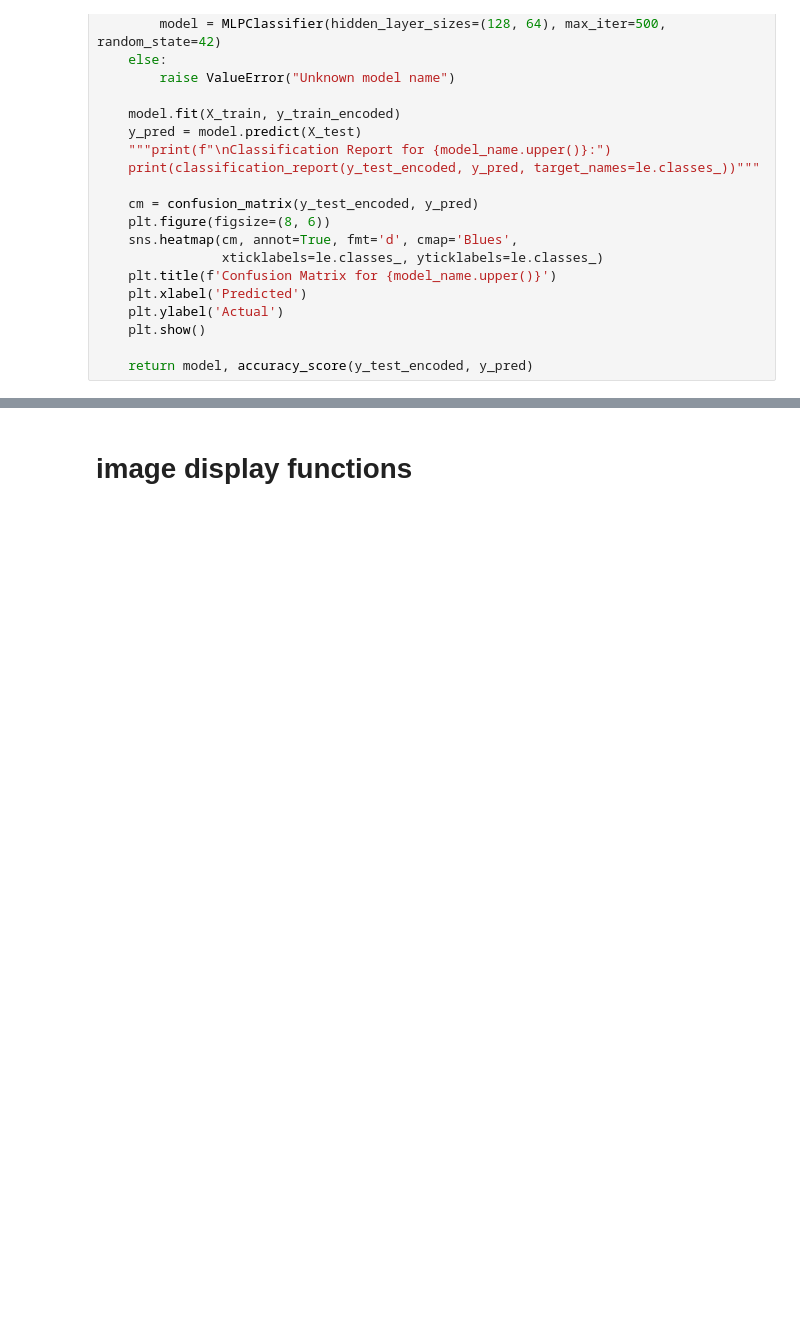
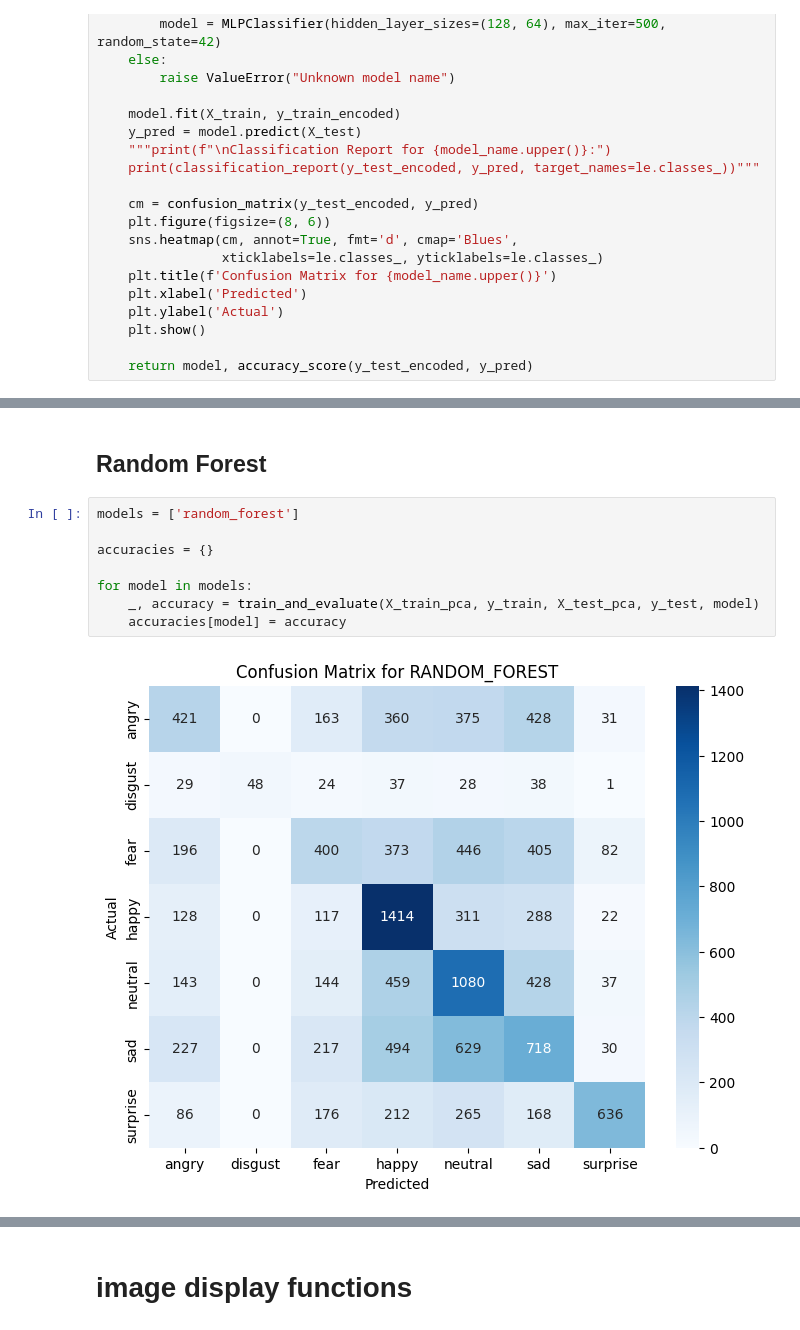
Before and after one commit to Nadine305/Facial-Expression-Recognition, a Jupyter notebook: Facial_Emotion_Recognition_using_Classical_Machine_Learning_Algorithms.ipynb, the cells around one changed output, grey strips where cells are left out. Saved outputs shown, nothing was run; the diff lists cells and outputs as text; blank space fills up the shorter version.

```diff
--- a/Facial_Emotion_Recognition_using_Classical_Machine_Learning_Algorithms.ipynb
+++ b/Facial_Emotion_Recognition_using_Classical_Machine_Learning_Algorithms.ipynb
@@ -444,0 +436,12 @@ for model in models:
+# %% [markdown]
+## Random Forest
+# %%
+models = ['random_forest']
+
+accuracies = {}
+
+for model in models:
+    _, accuracy = train_and_evaluate(X_train_pca, y_train, X_test_pca, y_test, model)
+    accuracies[model] = accuracy
+# %% [output]
+[figure, added]
```
Also changed, not shown: parts of 18 cells of this notebook.
